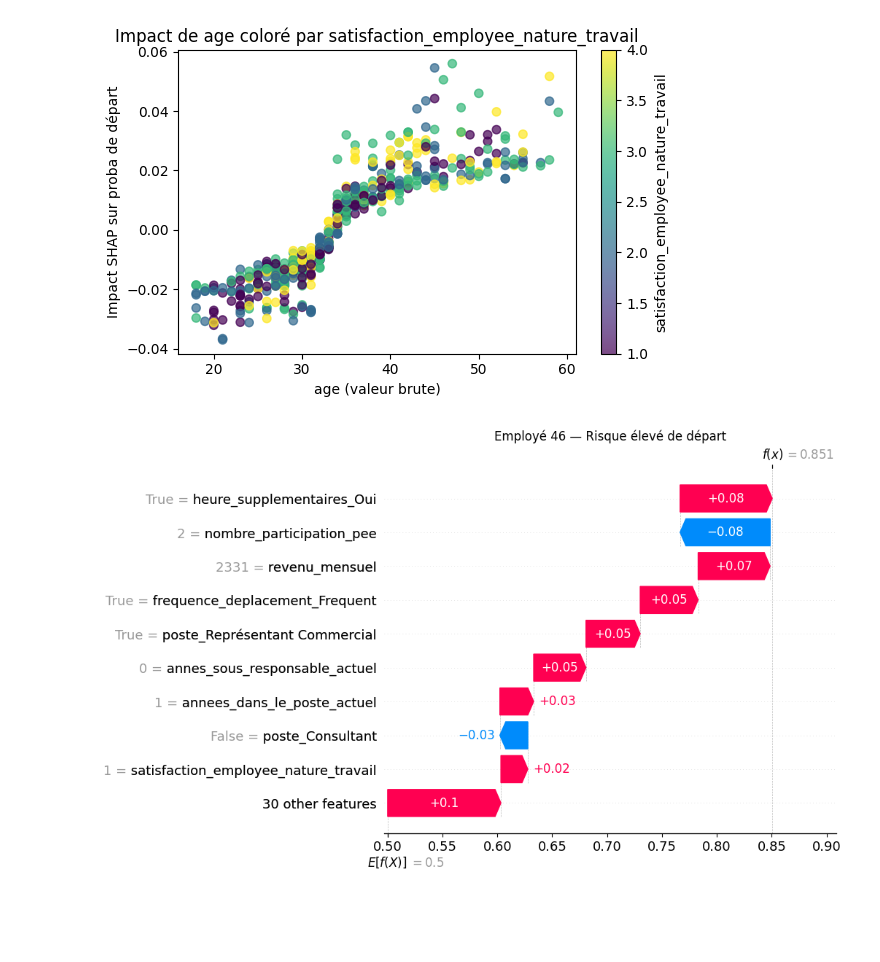
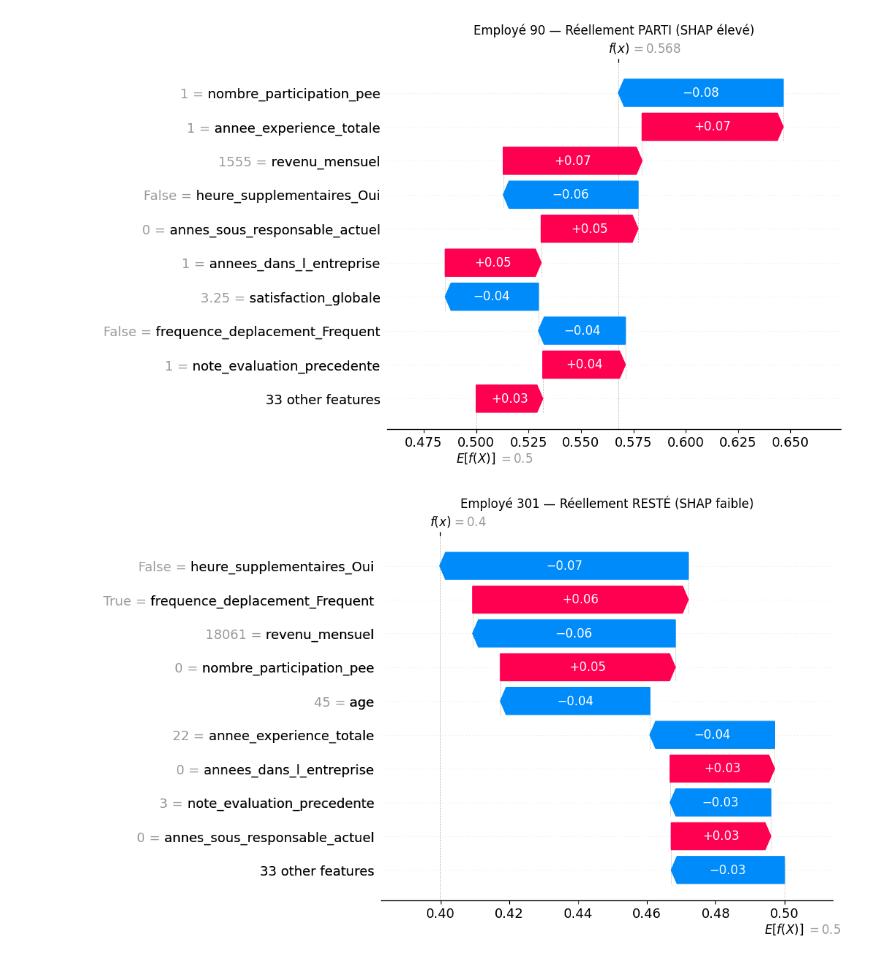
Before and after one commit to DagueG/Auto_classif_data, a Jupyter notebook: notebooks/05_modeles_optimisation.ipynb, the cells around one changed output. Cells and saved outputs as stored; diff of their text form; code cells hidden in the pictures; blank space fills up the shorter version.

```diff
--- a/notebooks/05_modeles_optimisation.ipynb
+++ b/notebooks/05_modeles_optimisation.ipynb
@@ -43,8 +43,9 @@ log_pipeline = Pipeline(steps=[
 ])
 
 param_grid_log = {
+    "model__solver": ["liblinear"],
     "model__C": [0.01, 0.1, 1, 10],
-    "model__solver": ["lbfgs", "liblinear"]
+    "model__penalty": ["l1", "l2"],
 }
 
 grid_log = GridSearchCV(
@@ -207,42 +194,46 @@ plt.show()
-# %%
-feature_x = "age"
-feature_color = "satisfaction_employee_nature_travail"
-
-ix_x = X_shap.columns.get_loc(feature_x)
-ix_color = X_shap.columns.get_loc(feature_color)
-
-plt.figure(figsize=(6,4))
-plt.scatter(
-    X_shap.iloc[:, ix_x],
-    shap_class1[:, ix_x],
-    c=X_shap.iloc[:, ix_color],
-    cmap="viridis",
-    alpha=0.7
-)
-plt.xlabel(f"{feature_x} (valeur brute)")
-plt.ylabel("Impact SHAP sur proba de départ")
-plt.title(f"Impact de {feature_x} coloré par {feature_color}")
-cbar = plt.colorbar()
-cbar.set_label(feature_color)
-plt.tight_layout()
-plt.show()
-# %% [output]
-[figure, removed]
 # %%
-# On sélectionne un individu parmi les plus à risque
-idx_high = np.argmax(shap_values[:, 1, 1])  # plus forte valeur shap positive
+# ───────────────────────────────────────────────
+# Sélection correcte des individus pour SHAP Waterfall
+# ───────────────────────────────────────────────
+
+# On échantillonne X et y de manière cohérente
+sample = X_train_bal.sample(500, random_state=42)
+X_shap = sample
+y_shap = y_train_bal.loc[sample.index]
+
+# Indices des employés réellement partis et restés
+indices_positive = np.where(y_shap == 1)[0]
+indices_negative = np.where(y_shap == 0)[0]
+
+# 1️⃣ Individu réellement parti avec SHAP le plus élevé
+idx_high = indices_positive[np.argmax(shap_values[indices_positive, 1, 1])]
+
+# 2️⃣ Individu réellement resté avec SHAP le plus négatif
+idx_low = indices_negative[np.argmin(shap_values[indices_negative, 1, 1])]
+
+# Explications SHAP pour haute proba
 sample_high = X_shap.iloc[idx_high]
-
-# On crée un objet shap.Explanation pour cet individu
 explanation_high = shap.Explanation(
     values=shap_values[idx_high, :, 1],
     base_values=explainer.expected_value[1],
     data=sample_high,
     feature_names=X_shap.columns
 )
 
-# Waterfall plot
-plt.title(f"Employé {idx_high} — Risque élevé de départ")
+plt.title(f"Employé {idx_high} — Réellement PARTI (SHAP élevé)")
 shap.plots.waterfall(explanation_high, max_display=10)
+
+# Explications SHAP pour faible proba
+sample_low = X_shap.iloc[idx_low]
+explanation_low = shap.Explanation(
+    values=shap_values[idx_low, :, 1],
+    base_values=explainer.expected_value[1],
+    data=sample_low,
+    feature_names=X_shap.columns
+)
+
+plt.title(f"Employé {idx_low} — Réellement RESTÉ (SHAP faible)")
+shap.plots.waterfall(explanation_low, max_display=10)
 # %% [output]
-[figure, old version]
+[figure, new version]
+[figure, added]
```
Also changed, not shown: parts of 10 cells of this notebook, 4 other files.
